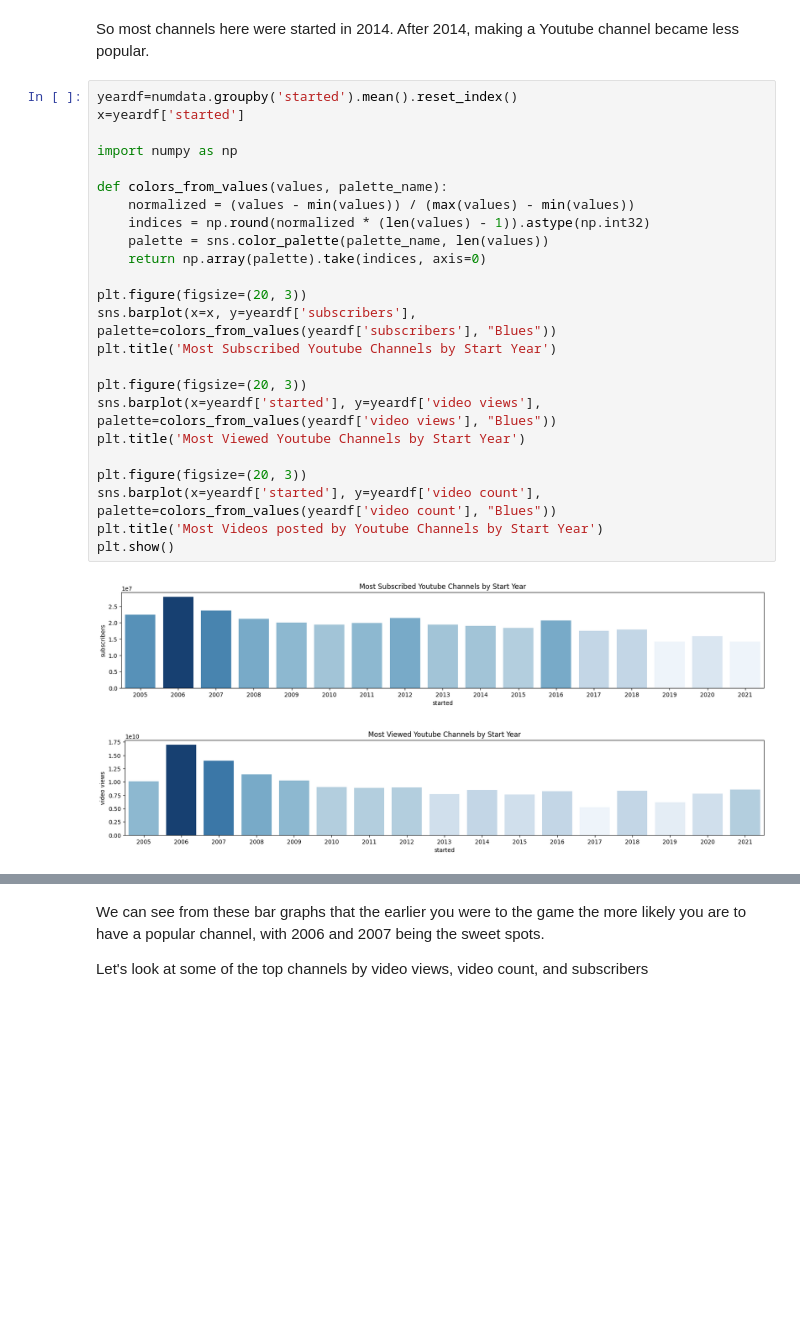
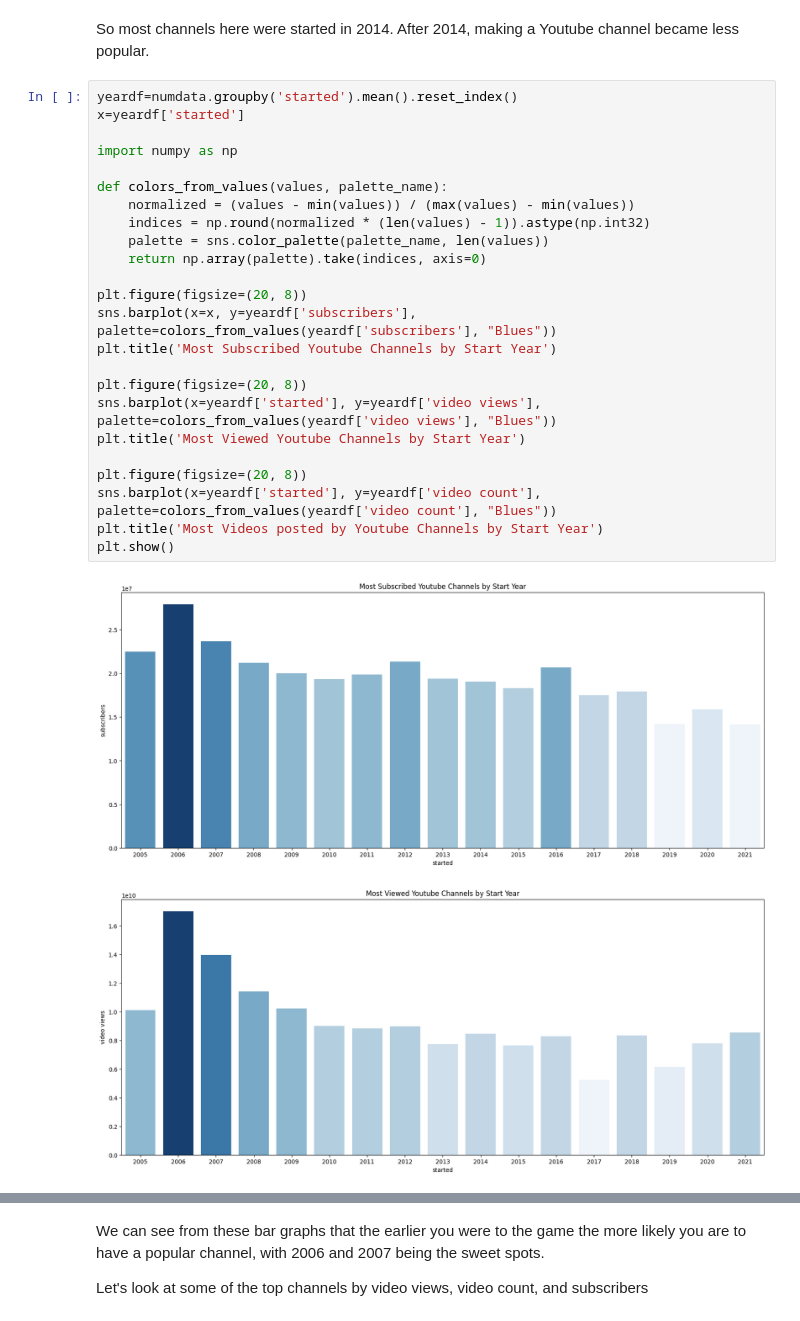
Before and after one commit to hnperry/yteda, a Jupyter notebook: yt.ipynb, the cells around one changed output, grey strips where cells are left out. Cells and saved outputs as stored; diff of their text form; blank space fills up the shorter version.

```diff
--- a/yt.ipynb
+++ b/yt.ipynb
@@ -241,27 +241,27 @@ So most channels here were started in 2014. After 2014, making a Youtube channel
 # %%
 yeardf=numdata.groupby('started').mean().reset_index()
 x=yeardf['started']
 
 import numpy as np
 
 def colors_from_values(values, palette_name):
     normalized = (values - min(values)) / (max(values) - min(values))
     indices = np.round(normalized * (len(values) - 1)).astype(np.int32)
     palette = sns.color_palette(palette_name, len(values))
     return np.array(palette).take(indices, axis=0)
 
-plt.figure(figsize=(20, 3))
+plt.figure(figsize=(20, 8))
 sns.barplot(x=x, y=yeardf['subscribers'], palette=colors_from_values(yeardf['subscribers'], "Blues"))
 plt.title('Most Subscribed Youtube Channels by Start Year')
 
-plt.figure(figsize=(20, 3))
+plt.figure(figsize=(20, 8))
 sns.barplot(x=yeardf['started'], y=yeardf['video views'], palette=colors_from_values(yeardf['video views'], "Blues"))
 plt.title('Most Viewed Youtube Channels by Start Year')
 
-plt.figure(figsize=(20, 3))
+plt.figure(figsize=(20, 8))
 sns.barplot(x=yeardf['started'], y=yeardf['video count'], palette=colors_from_values(yeardf['video count'], "Blues"))
 plt.title('Most Videos posted by Youtube Channels by Start Year')
 plt.show()
 # %% [output]
-[figure, old version]
+[figure, new version]
-[figure, old version]
+[figure, new version]
```
Also changed, not shown: parts of 7 cells of this notebook.
